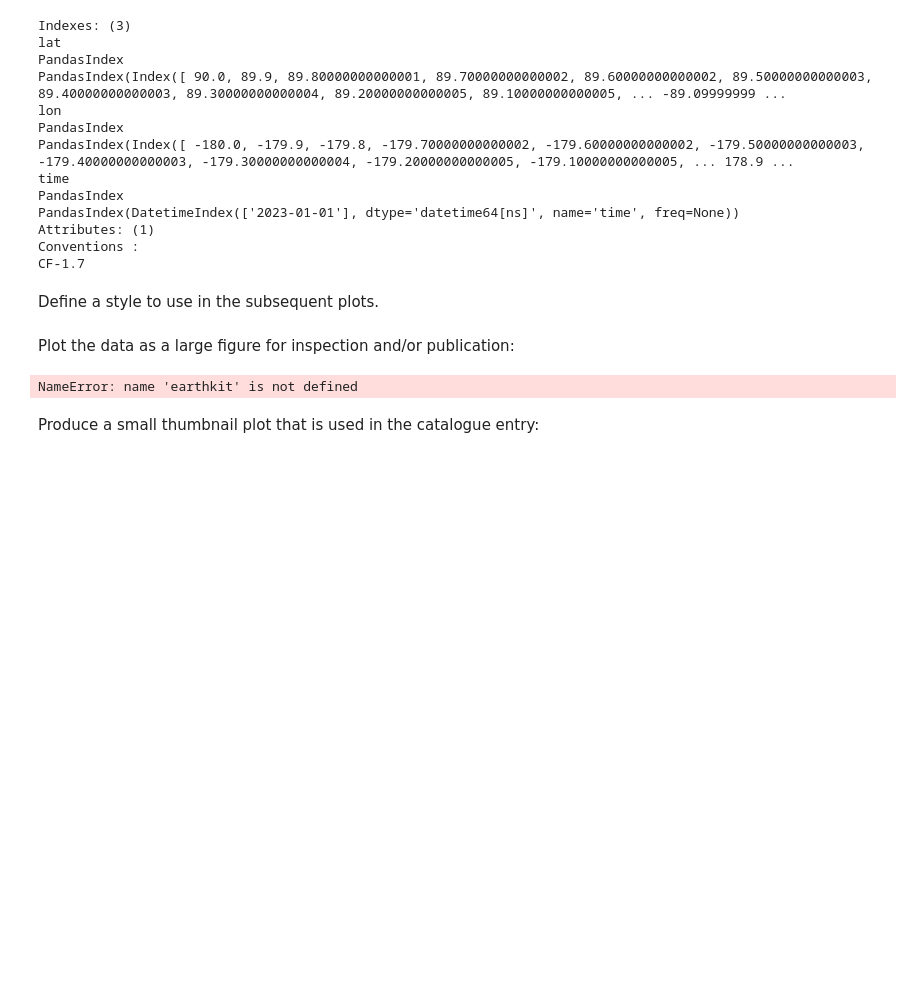
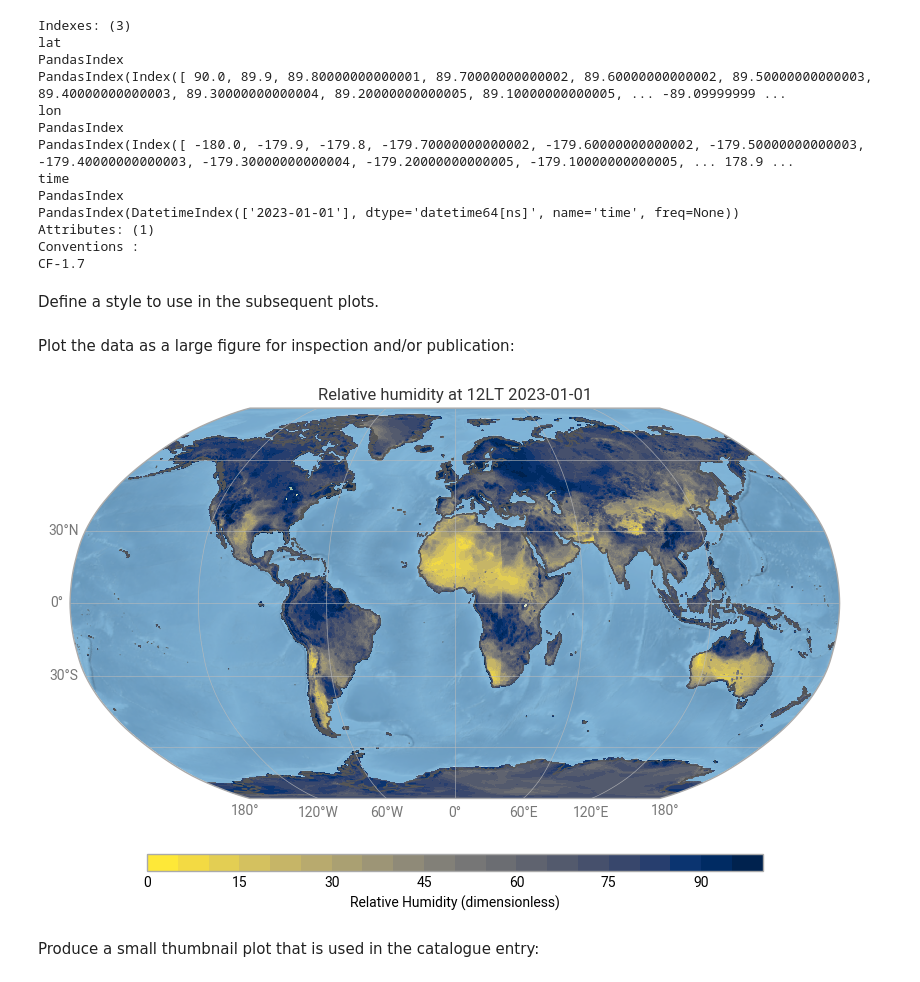
Before and after one commit to ecmwf-projects/dss-notebooks, a Jupyter notebook: datasets/sis-agrometeorological-indicators/demo.ipynb, the cells around one changed output. Cells and saved outputs as stored; diff of their text form; code cells hidden in the pictures; blank space fills up the shorter version.

```diff
--- a/datasets/sis-agrometeorological-indicators/demo.ipynb
+++ b/datasets/sis-agrometeorological-indicators/demo.ipynb
@@ -68,21 +68,22 @@ Plot the data as a large figure for inspection and/or publication:
 # %%
 # Create a map with a Robinson projection
 chart = earthkit.plots.Map(crs=ccrs.Robinson())
 
 # Plot the data with some default options and the style defined above
 chart.quickplot(data, style=style)
 
 # Add a stock background image for the oceans
 chart.stock_img()
 
 # Add the coastlines, gridlines and a title
 chart.coastlines(resolution="medium")
 chart.gridlines()
-chart.title("{long_name} {time:%Y-%m-%d %H:%M}")
+chart.title("{long_name} {time:%Y-%m-%d}")
+chart.legend(label="Relative Humidity (%)")
 
 chart.show()
 # %% [output]
-NameError: name 'earthkit' is not defined
+[figure, added]
 # %% [markdown]
 Produce a small thumbnail plot that is used in the catalogue entry:
 # %%
```
Also changed, not shown: parts of 3 cells of this notebook.
